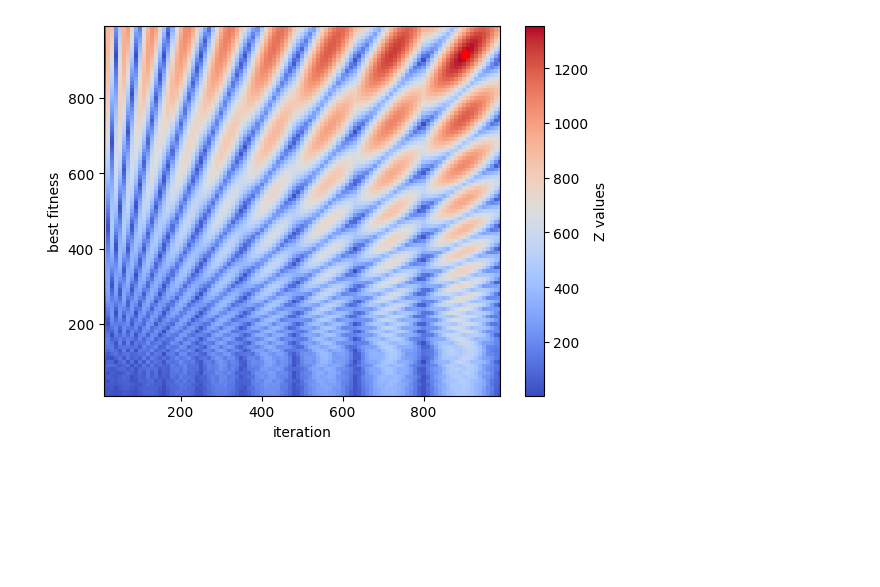
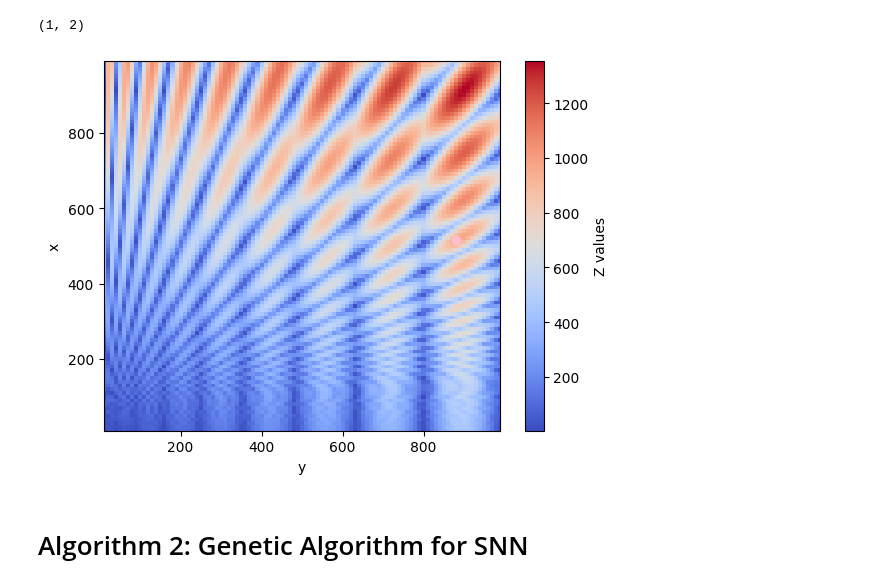
Before and after one commit to Fabiocufino/CMS-SpikingNeuralNetwork, a Jupyter notebook: Code/PythonTools/GeneticAlgorithm.ipynb, the cells around one changed output. Drawn from its saved outputs; the diff is of its cells as text; code cells hidden in the pictures; blank space fills up the shorter version.

Commit message:
Genetic V0

```diff
--- a/Code/PythonTools/GeneticAlgorithm.ipynb
+++ b/Code/PythonTools/GeneticAlgorithm.ipynb
@@ -171,36 +365,46 @@ print (bestfitness,mapX,mapY,IterFound)
+# %%
+#do permutatin example
+a = [1,2,3]
+
+import itertools
+list(itertools.permutations([1,2]))[0]
+# %% [output]
+(1, 2)
 # %%
 import matplotlib.pyplot as plt
 import numpy as np
 from matplotlib import cm
 
 # Generate data
 X = np.arange(10, 1000, 10)
 Y = np.arange(10, 1000, 10)
 X, Y = np.meshgrid(X, Y)
 Z = (abs(0.5 * X * (np.sin(np.sqrt(abs(X)))))) + (abs(Y * np.sin(30 * np.sqrt(abs(X / Y)))))
 
 # Create a color plot
 plt.pcolormesh(X, Y, Z, cmap=cm.coolwarm, shading='auto')
 
 # Add colorbar
 plt.colorbar(label='Z values')
 
 # Set axis limits
 plt.xlim(X.min(), X.max())
 plt.ylim(Y.min(), Y.max())
 
 # Set axis labels
 plt.xlabel('X')
 plt.ylabel('Y')
 
 # Show the plot
 # plt.show()
 
 
 #plot the best fitness
-plt.plot(mapX,mapY,'ro')
-plt.ylabel('best fitness')
-plt.xlabel('iteration')
+plt.plot(mapX,mapY,'o', color='pink')
+plt.ylabel('x')
+plt.xlabel('y')
 plt.show()
 # %% [output]
-[figure, old version]
+[figure, new version]
+# %% [markdown]
+# Algorithm 2: Genetic Algorithm for SNN
```
Also changed, not shown: parts of 20 cells of this notebook.
